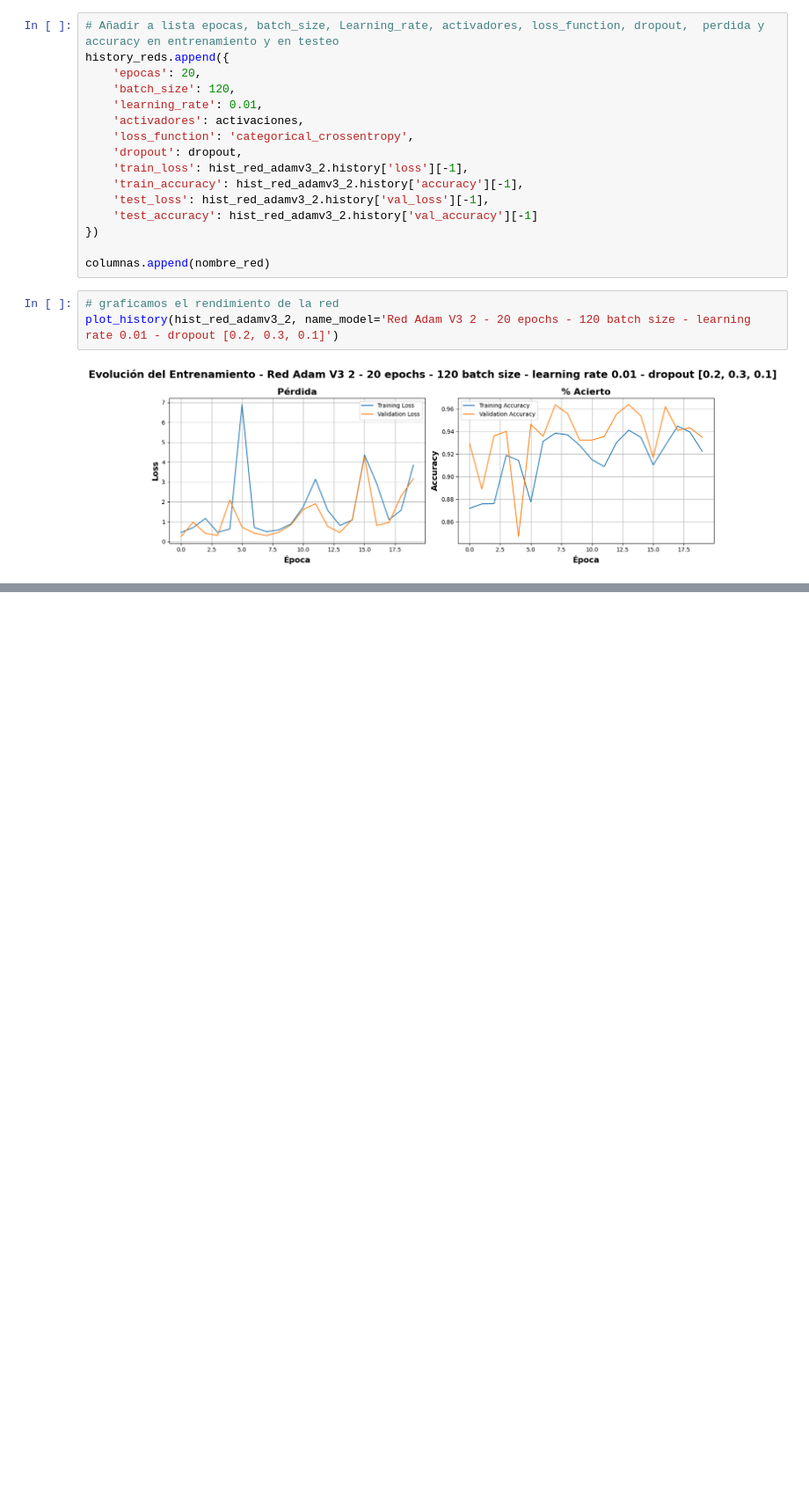
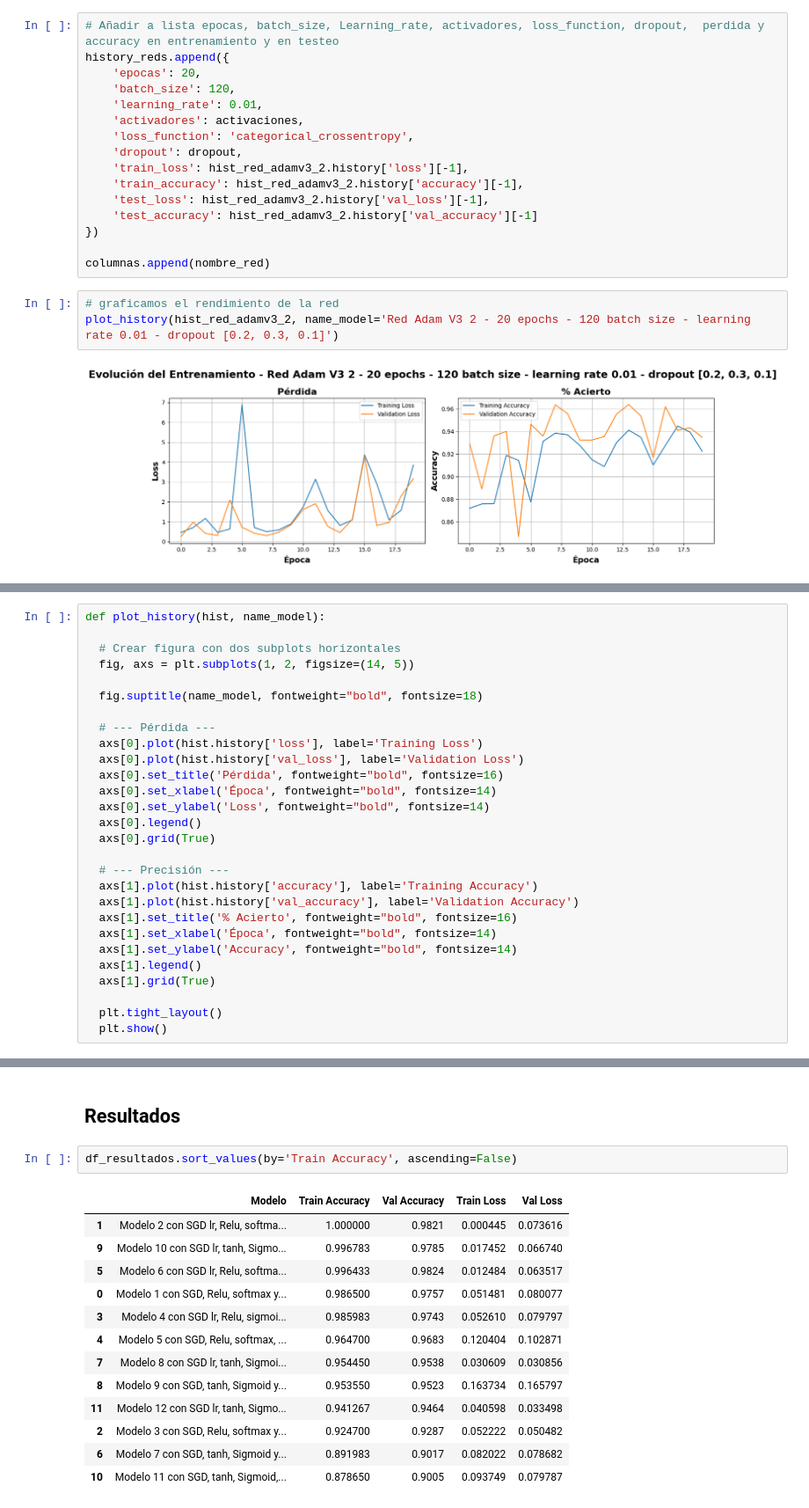
Before and after one commit to IJozk/DeepL, a Jupyter notebook: Copia_de_DLY0100_Entrega_1_Equipo_4.ipynb, the cells around one changed output, grey strips where cells are left out. Shown at 88% size. Cells and saved outputs as stored; diff of their text form; blank space fills up the shorter version.

```diff
--- a/Copia_de_DLY0100_Entrega_1_Equipo_4.ipynb
+++ b/Copia_de_DLY0100_Entrega_1_Equipo_4.ipynb
@@ -948,0 +1548,28 @@ redes_df
+# %%
+def plot_history(hist, name_model):
+
+  # Crear figura con dos subplots horizontales
+  fig, axs = plt.subplots(1, 2, figsize=(14, 5))
+
+  fig.suptitle(name_model, fontweight="bold", fontsize=18)
+
+  # --- Pérdida ---
+  axs[0].plot(hist.history['loss'], label='Training Loss')
+  axs[0].plot(hist.history['val_loss'], label='Validation Loss')
+  axs[0].set_title('Pérdida', fontweight="bold", fontsize=16)
+  axs[0].set_xlabel('Época', fontweight="bold", fontsize=14)
+  axs[0].set_ylabel('Loss', fontweight="bold", fontsize=14)
+  axs[0].legend()
+  axs[0].grid(True)
+
+  # --- Precisión ---
+  axs[1].plot(hist.history['accuracy'], label='Training Accuracy')
+  axs[1].plot(hist.history['val_accuracy'], label='Validation Accuracy')
+  axs[1].set_title('% Acierto', fontweight="bold", fontsize=16)
+  axs[1].set_xlabel('Época', fontweight="bold", fontsize=14)
+  axs[1].set_ylabel('Accuracy', fontweight="bold", fontsize=14)
+  axs[1].legend()
+  axs[1].grid(True)
+
+  plt.tight_layout()
+  plt.show()
@@ -948,0 +1639,18 @@ redes_df
+# %% [markdown]
+## Resultados
+# %%
+df_resultados.sort_values(by='Train Accuracy', ascending=False)
+# %% [output]
+|  | Modelo | Train Accuracy | Val Accuracy | Train Loss | Val Loss |
+| 1 | Modelo 2 con SGD lr, Relu, softma... | 1.000000 | 0.9821 | 0.000445 | 0.073616 |
+| 9 | Modelo 10 con SGD lr, tanh, Sigmo... | 0.996783 | 0.9785 | 0.017452 | 0.066740 |
+| 5 | Modelo 6 con SGD lr, Relu, softma... | 0.996433 | 0.9824 | 0.012484 | 0.063517 |
+| 0 | Modelo 1 con SGD, Relu, softmax y... | 0.986500 | 0.9757 | 0.051481 | 0.080077 |
+| 3 | Modelo 4 con SGD lr, Relu, sigmoi... | 0.985983 | 0.9743 | 0.052610 | 0.079797 |
+| 4 | Modelo 5 con SGD, Relu, softmax, ... | 0.964700 | 0.9683 | 0.120404 | 0.102871 |
+| 7 | Modelo 8 con SGD lr, tanh, Sigmoi... | 0.954450 | 0.9538 | 0.030609 | 0.030856 |
+| 8 | Modelo 9 con SGD, tanh, Sigmoid y... | 0.953550 | 0.9523 | 0.163734 | 0.165797 |
+| 11 | Modelo 12 con SGD lr, tanh, Sigmo... | 0.941267 | 0.9464 | 0.040598 | 0.033498 |
+| 2 | Modelo 3 con SGD, Relu, softmax y... | 0.924700 | 0.9287 | 0.052222 | 0.050482 |
+| 6 | Modelo 7 con SGD, tanh, Sigmoid y... | 0.891983 | 0.9017 | 0.082022 | 0.078682 |
+| 10 | Modelo 11 con SGD, tanh, Sigmoid,... | 0.878650 | 0.9005 | 0.093749 | 0.079787 |
```
Also changed, not shown: parts of 60 cells of this notebook.
